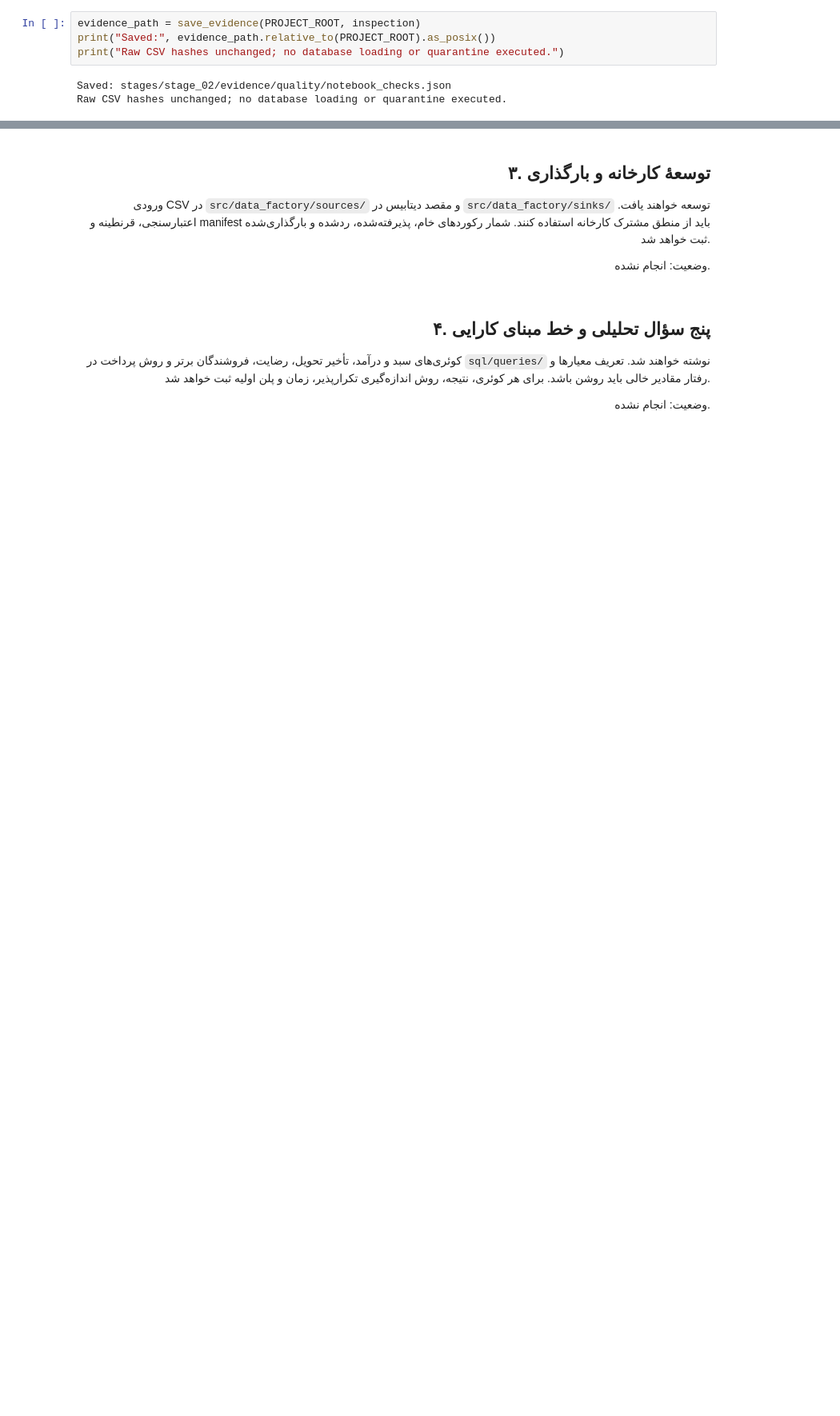
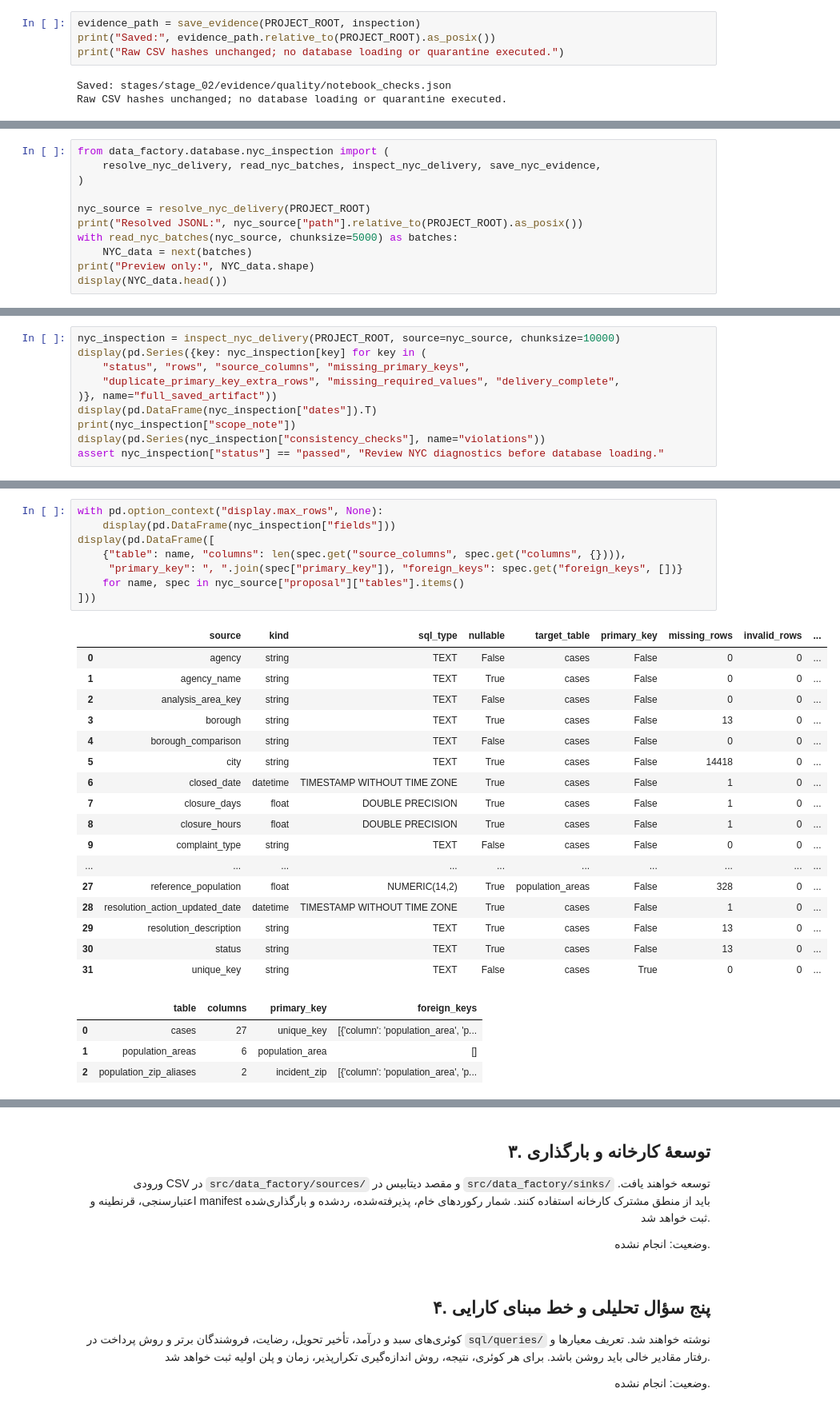
Before and after one commit to Ehsan-soveyzi/data_factory, a Jupyter notebook: stages/stage_02/solution.ipynb, the cells around one changed output, grey strips where cells are left out. Shown at 80% size. Drawn from its saved outputs; the diff is of its cells as text; blank space fills up the shorter version.

Commit message:
NYC_data source from perviouse challenge prepared and inspected for db.

```diff
--- a/stages/stage_02/solution.ipynb
+++ b/stages/stage_02/solution.ipynb
@@ -539,0 +658,11 @@ Raw CSV hashes unchanged; no database loading or quarantine executed.
+# %%
+from data_factory.database.nyc_inspection import (
+    resolve_nyc_delivery, read_nyc_batches, inspect_nyc_delivery, save_nyc_evidence,
+)
+
+nyc_source = resolve_nyc_delivery(PROJECT_ROOT)
+print("Resolved JSONL:", nyc_source["path"].relative_to(PROJECT_ROOT).as_posix())
+with read_nyc_batches(nyc_source, chunksize=5000) as batches:
+    NYC_data = next(batches)
+print("Preview only:", NYC_data.shape)
+display(NYC_data.head())
@@ -539,0 +684,10 @@ Raw CSV hashes unchanged; no database loading or quarantine executed.
+# %%
+nyc_inspection = inspect_nyc_delivery(PROJECT_ROOT, source=nyc_source, chunksize=10000)
+display(pd.Series({key: nyc_inspection[key] for key in (
+    "status", "rows", "source_columns", "missing_primary_keys",
+    "duplicate_primary_key_extra_rows", "missing_required_values", "delivery_complete",
+)}, name="full_saved_artifact"))
+display(pd.DataFrame(nyc_inspection["dates"]).T)
+print(nyc_inspection["scope_note"])
+display(pd.Series(nyc_inspection["consistency_checks"], name="violations"))
+assert nyc_inspection["status"] == "passed", "Review NYC diagnostics before database loading."
@@ -539,0 +728,30 @@ Raw CSV hashes unchanged; no database loading or quarantine executed.
+# %%
+with pd.option_context("display.max_rows", None):
+    display(pd.DataFrame(nyc_inspection["fields"]))
+display(pd.DataFrame([
+    {"table": name, "columns": len(spec.get("source_columns", spec.get("columns", {}))),
+     "primary_key": ", ".join(spec["primary_key"]), "foreign_keys": spec.get("foreign_keys", [])}
+    for name, spec in nyc_source["proposal"]["tables"].items()
+]))
+# %% [output]
+|  | source | kind | sql_type | nullable | target_table | primary_key | missing_rows | invalid_rows | ... |
+| 0 | agency | string | TEXT | False | cases | False | 0 | 0 | ... |
+| 1 | agency_name | string | TEXT | True | cases | False | 0 | 0 | ... |
+| 2 | analysis_area_key | string | TEXT | False | cases | False | 0 | 0 | ... |
+| 3 | borough | string | TEXT | True | cases | False | 13 | 0 | ... |
+| 4 | borough_comparison | string | TEXT | False | cases | False | 0 | 0 | ... |
+| 5 | city | string | TEXT | True | cases | False | 14418 | 0 | ... |
+| 6 | closed_date | datetime | TIMESTAMP WITHOUT TIME ZONE | True | cases | False | 1 | 0 | ... |
+| 7 | closure_days | float | DOUBLE PRECISION | True | cases | False | 1 | 0 | ... |
+| 8 | closure_hours | float | DOUBLE PRECISION | True | cases | False | 1 | 0 | ... |
+| 9 | complaint_type | string | TEXT | False | cases | False | 0 | 0 | ... |
+| ... | ... | ... | ... | ... | ... | ... | ... | ... | ... |
+| 27 | reference_population | float | NUMERIC(14,2) | True | population_areas | False | 328 | 0 | ... |
+| 28 | resolution_action_updated_date | datetime | TIMESTAMP WITHOUT TIME ZONE | True | cases | False | 1 | 0 | ... |
+| 29 | resolution_description | string | TEXT | True | cases | False | 13 | 0 | ... |
+| 30 | status | string | TEXT | True | cases | False | 13 | 0 | ... |
+| 31 | unique_key | string | TEXT | False | cases | True | 0 | 0 | ... |
+|  | table | columns | primary_key | foreign_keys |
+| 0 | cases | 27 | unique_key | [{'column': 'population_area', 'p... |
+| 1 | population_areas | 6 | population_area | [] |
+| 2 | population_zip_aliases | 2 | incident_zip | [{'column': 'population_area', 'p... |
```
Also changed, not shown: parts of 20 cells of this notebook, 12 other files.
